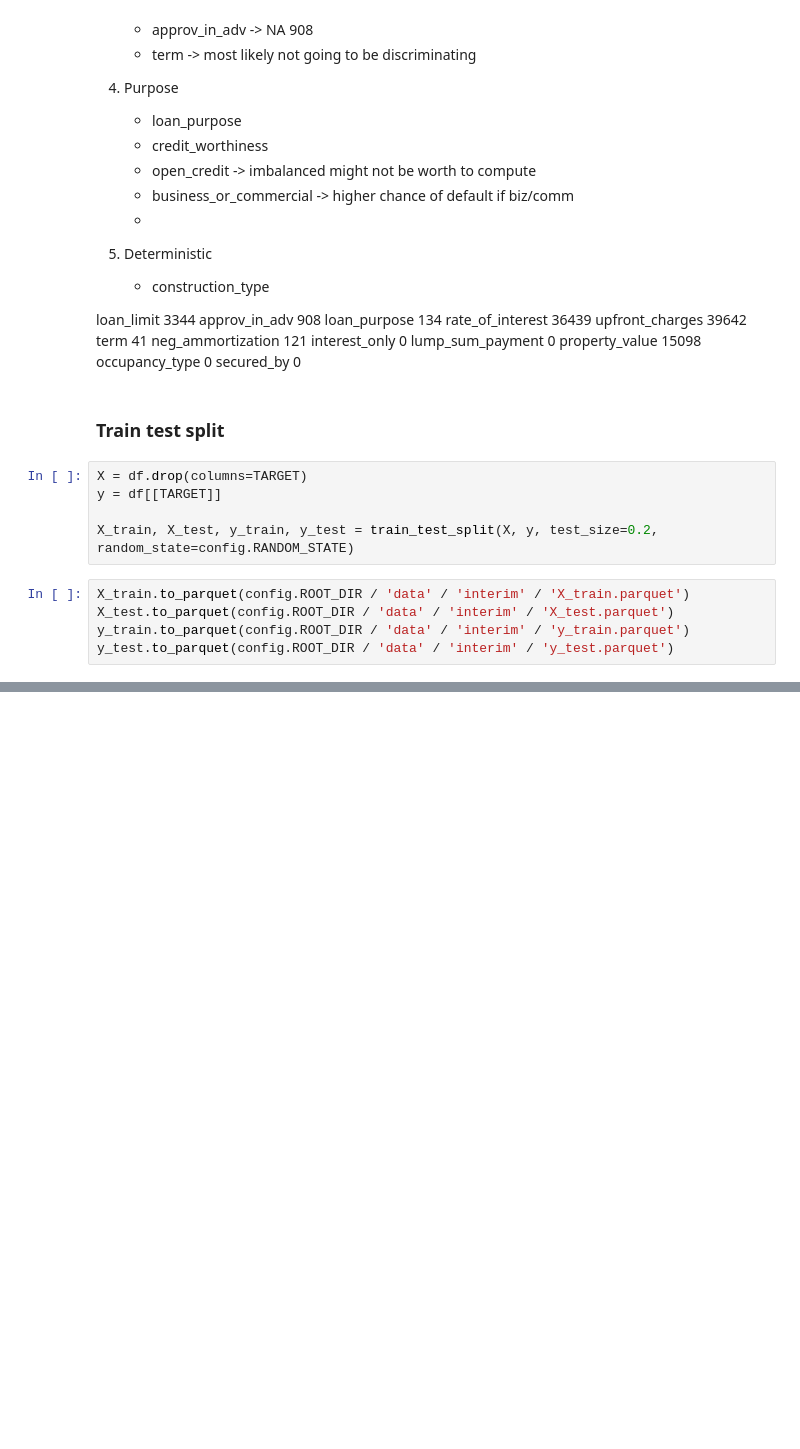
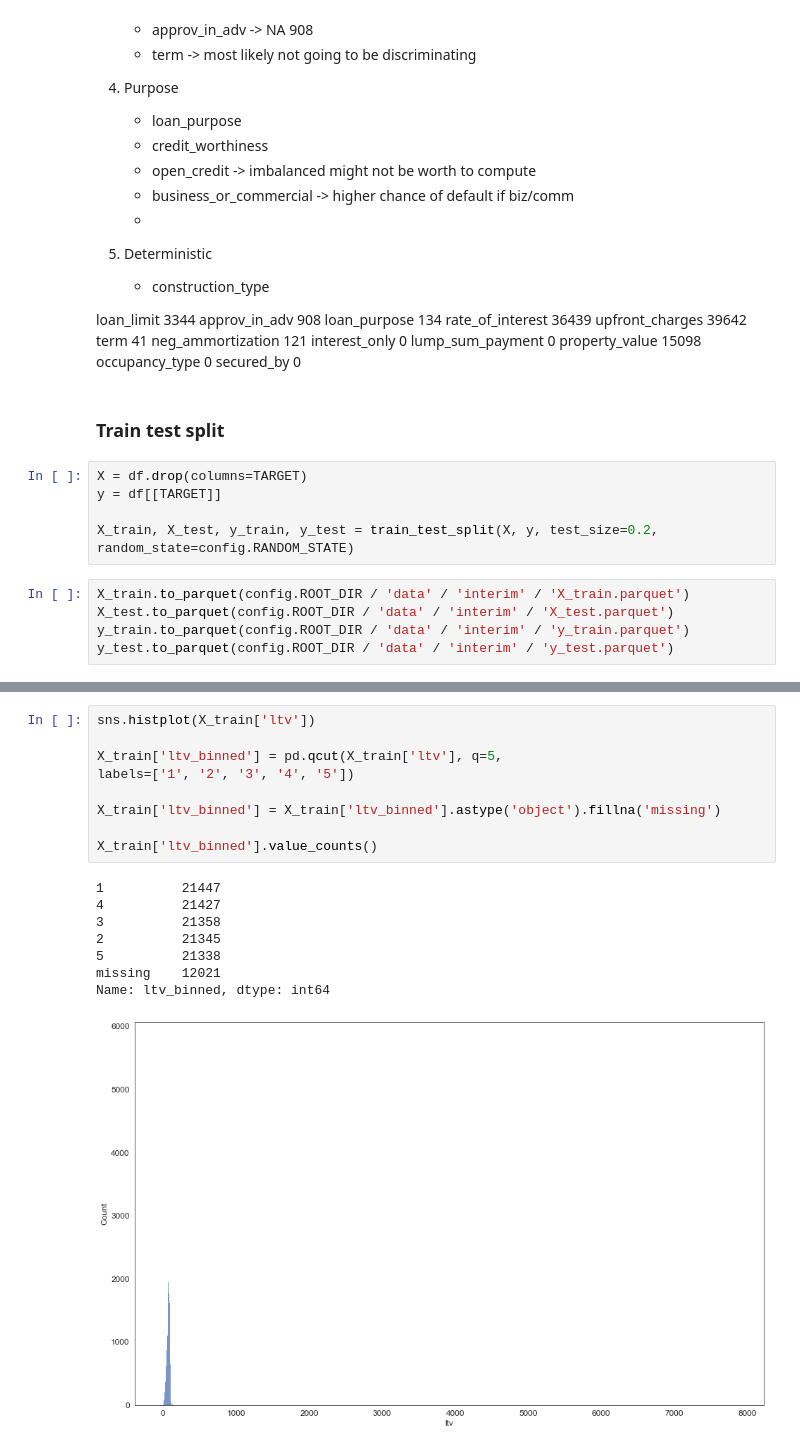
Before and after one commit to csanry/aml, a Jupyter notebook: notebooks/eda.ipynb, the cells around one changed output, grey strips where cells are left out. Saved outputs shown, nothing was run; the diff lists cells and outputs as text; blank space fills up the shorter version.

```diff
--- a/notebooks/eda.ipynb
+++ b/notebooks/eda.ipynb
@@ -211,0 +276,18 @@ y_test.to_parquet(config.ROOT_DIR / 'data' / 'interim' / 'y_test.parquet')
+# %%
+sns.histplot(X_train['ltv'])
+
+X_train['ltv_binned'] = pd.qcut(X_train['ltv'], q=5,
+labels=['1', '2', '3', '4', '5'])
+
+X_train['ltv_binned'] = X_train['ltv_binned'].astype('object').fillna('missing')
+
+X_train['ltv_binned'].value_counts()
+# %% [output]
+1          21447
+4          21427
+3          21358
+2          21345
+5          21338
+missing    12021
+Name: ltv_binned, dtype: int64
+[figure, added]
```
Also changed, not shown: parts of 16 cells of this notebook.
